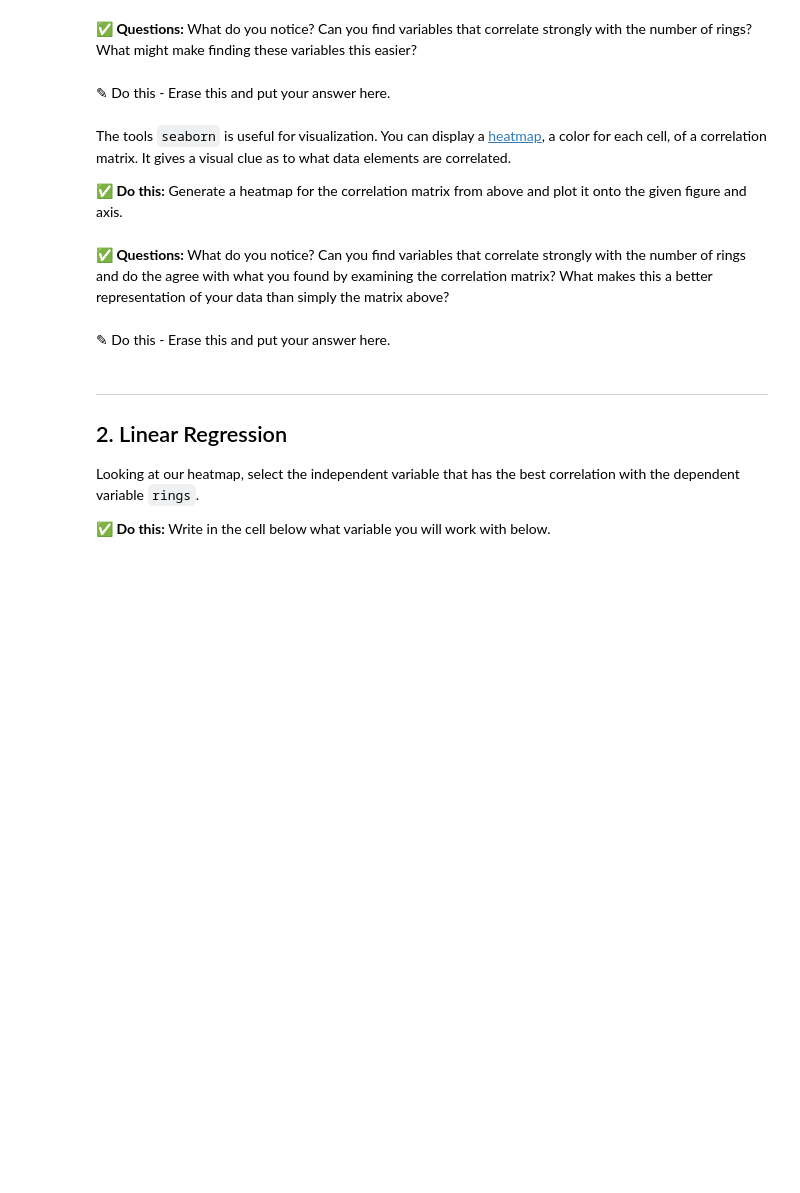
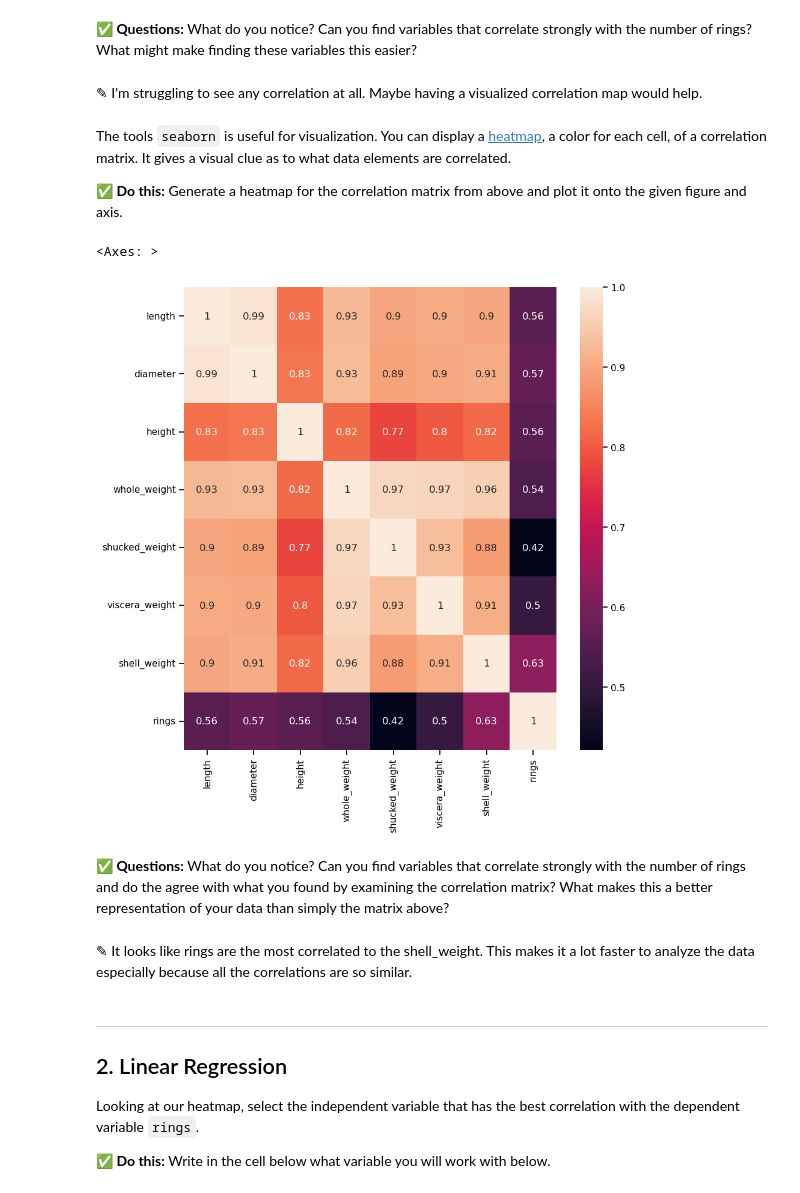
Before and after one commit to davis5304/CMSE202-f25-turnin, a Jupyter notebook: Day-13/Day-13_In-Class-Regression-STUDENT.ipynb, the cells around one changed output. Saved outputs shown, nothing was run; the diff lists cells and outputs as text; code cells hidden in the pictures; blank space fills up the shorter version.

```diff
--- a/Day-13/Day-13_In-Class-Regression-STUDENT.ipynb
+++ b/Day-13/Day-13_In-Class-Regression-STUDENT.ipynb
@@ -95,0 +111,6 @@ The diagonal of the matrix is all ones since that the correlation of the column
+# %%
+rm_sex = abalone.drop(columns = ['sex'])
+
+correlation_matrix = rm_sex.corr()
+
+print(correlation_matrix)
@@ -96,18 +137,22 @@ The diagonal of the matrix is all ones since that the correlation of the column
 # %% [markdown]
 **&#9989; Questions:** What do you notice? Can you find variables that correlate strongly with the number of rings? What might make finding these variables this easier?
-# %% [markdown]
-<font size=+3>&#9998;</font> Do this - Erase this and put your answer here.
+# %% [markdown]
+<font size=+3>&#9998;</font> I'm struggling to see any correlation at all. Maybe having a visualized correlation map would help.
 # %% [markdown]
 The tools `seaborn` is useful for visualization. You can display a [heatmap](https://seaborn.pydata.org/generated/seaborn.heatmap.html), a color for each cell, of a correlation matrix. It gives a visual clue as to what data elements are correlated.
 
 **&#9989; Do this:** Generate a heatmap for the correlation matrix from above and plot it onto the given figure and axis.
 # %%
 fig, ax = plt.subplots(1,1, figsize = (10,10) )
-# put your code here
+
+sns.heatmap(correlation_matrix, annot = True)
+# %% [output]
+<Axes: >
+[figure, added]
 # %% [markdown]
 **&#9989; Questions:** What do you notice? Can you find variables that correlate strongly with the number of rings and do the agree with what you found by examining the correlation matrix? What makes this a better representation of your data than simply the matrix above?
-# %% [markdown]
-<font size=+3>&#9998;</font> Do this - Erase this and put your answer here.
+# %% [markdown]
+<font size=+3>&#9998;</font> It looks like rings are the most correlated to the shell_weight. This makes it a lot faster to analyze the data especially because all the correlations are so similar.
 # %% [markdown]
 ---
 <a id="regression"></a>
```
Also changed, not shown: parts of 24 cells of this notebook, 3 other files.
